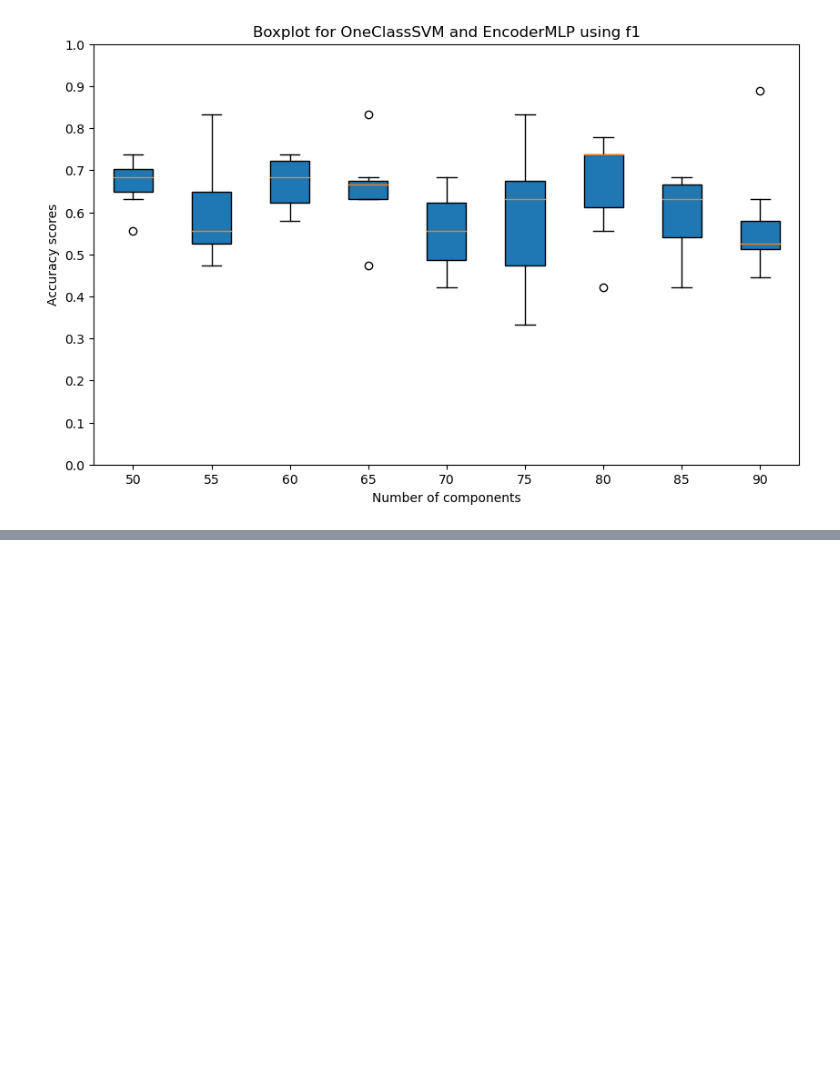
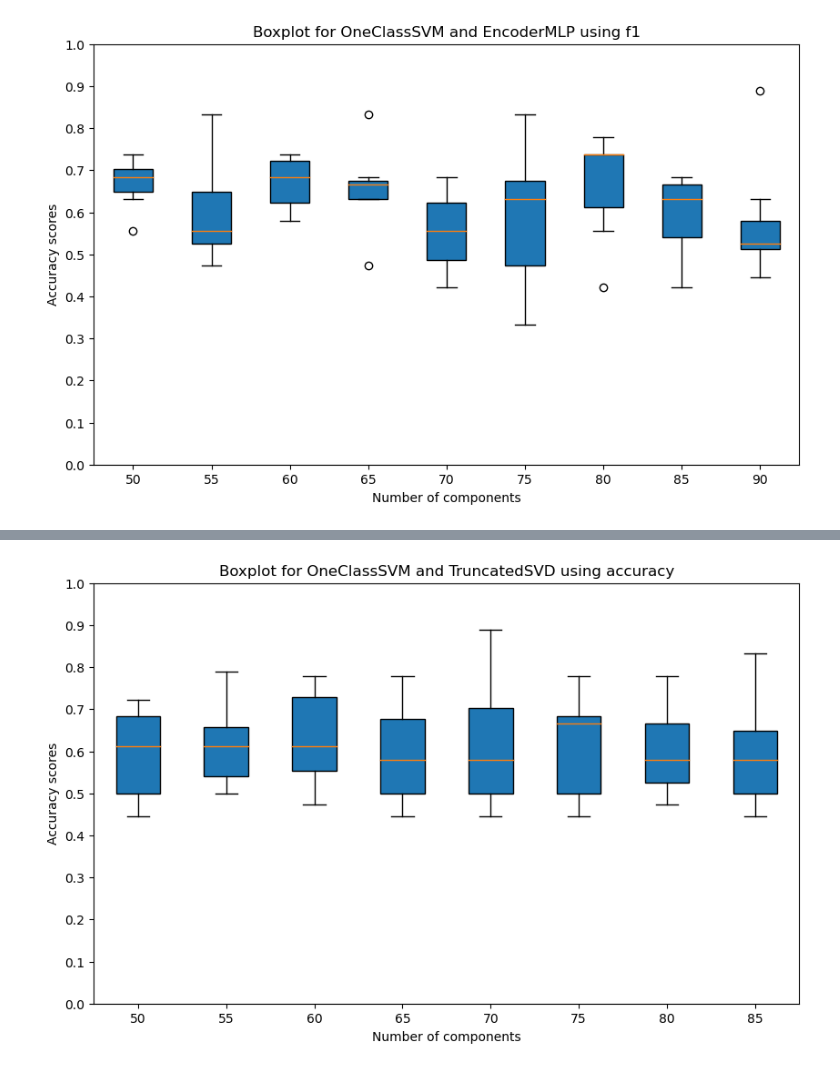
Before and after one commit to chrfum/one-class_classifier, a Jupyter notebook: run-over_classifier/graphs/box.ipynb, the cells around one changed output, grey strips where cells are left out. Saved outputs shown, nothing was run; the diff lists cells and outputs as text; code cells hidden in the pictures; blank space fills up the shorter version.

```diff
--- a/run-over_classifier/graphs/box.ipynb
+++ b/run-over_classifier/graphs/box.ipynb
@@ -86,0 +96,5 @@ box_plot(scores[9:18], 'OneClassSVM', 'EncoderMLP', 'f1')
+# %%
+scores = get_scores('../logs/svm_svd_nested_cv.log')
+box_plot(scores[0:8], 'OneClassSVM', 'TruncatedSVD', 'accuracy')
+# %% [output]
+[figure, added]
```
Also changed, not shown: parts of 13 cells of this notebook.
